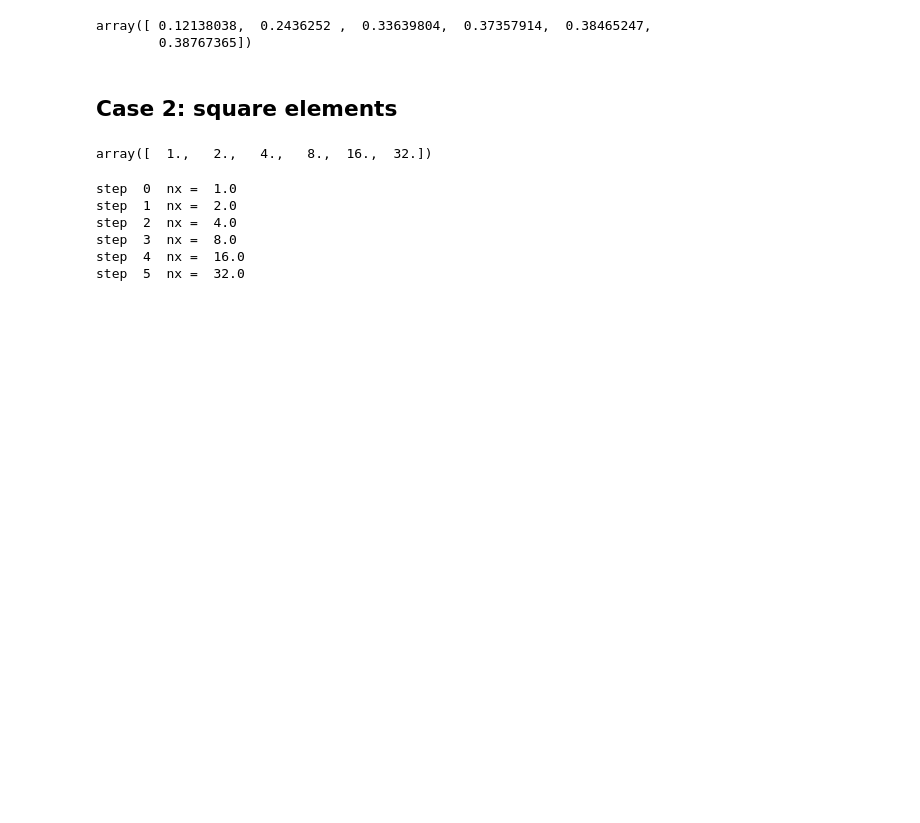
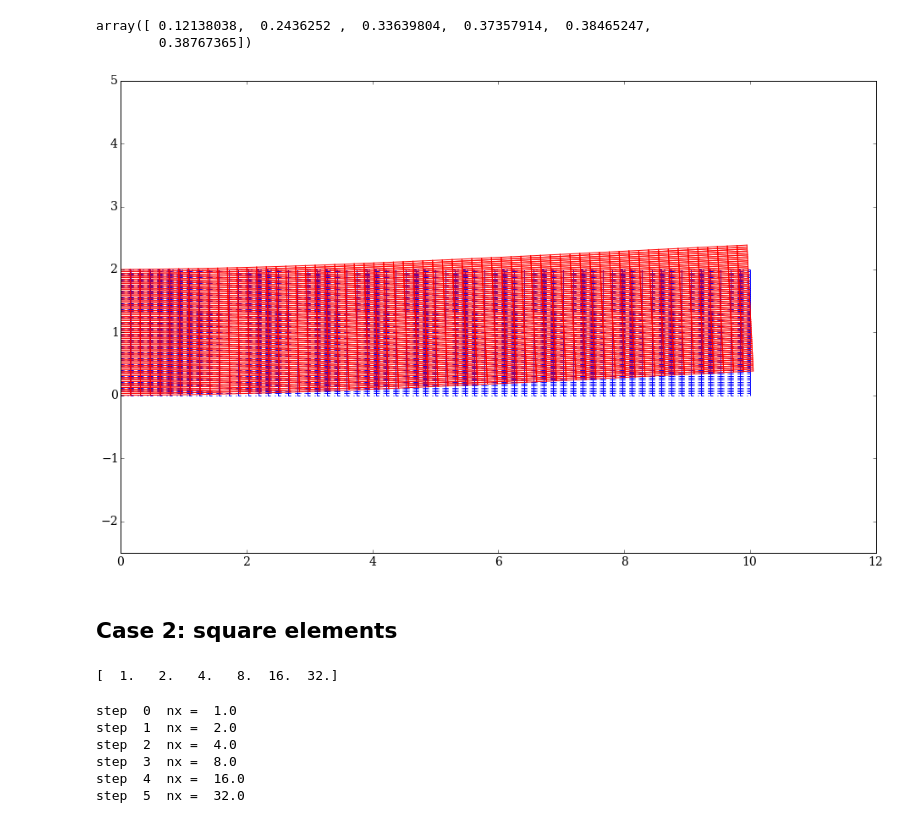
Before and after one commit to Ccaccia73/pythonToyFEM, a Jupyter notebook: pyToyFEM.ipynb, the cells around one changed output. Saved outputs shown, nothing was run; the diff lists cells and outputs as text; code cells hidden in the pictures; blank space fills up the shorter version.

```diff
--- a/pyToyFEM.ipynb
+++ b/pyToyFEM.ipynb
@@ -202,15 +264,22 @@ tip_displ
 # %% [output]
 array([ 0.12138038,  0.2436252 ,  0.33639804,  0.37357914,  0.38465247,
         0.38767365])
+# %%
+plt.figure(figsize=(16,10), dpi=300)
+plotMesh(nodes,elements,'b-.')
+plotMesh(nodes+GlobalDispl,elements,'r')
+plt.axis('equal');
+# %% [output]
+[figure, added]
 # %% [markdown]
 ## Case 2: square elements
 # %%
 ne_v = np.logspace(0,5,num=6,base=2)
 tip_displ = np.zeros_like(ne_v)
 sigma_xx = np.zeros_like(ne_v)
-ne_v
+print ne_v
 # %% [output]
-array([  1.,   2.,   4.,   8.,  16.,  32.])
+[  1.   2.   4.   8.  16.  32.]
 # %%
 for ii, nx in enumerate(ne_v):
     print "step ",ii," nx = ",nx
```
Also changed, not shown: parts of 18 cells of this notebook, 1 other file.
